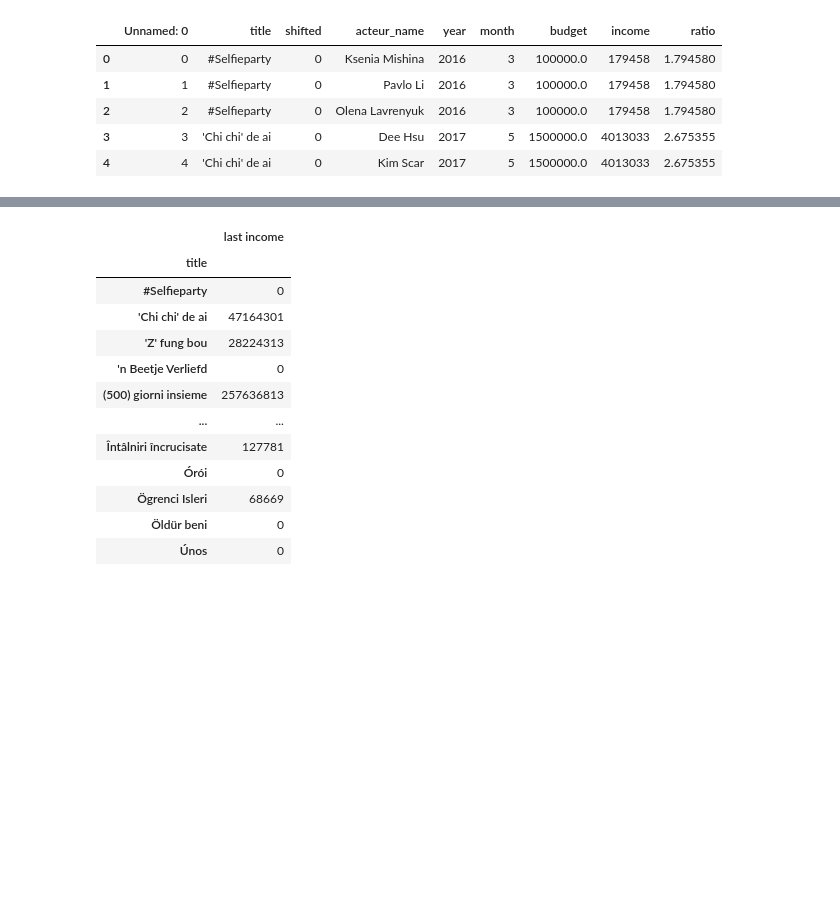
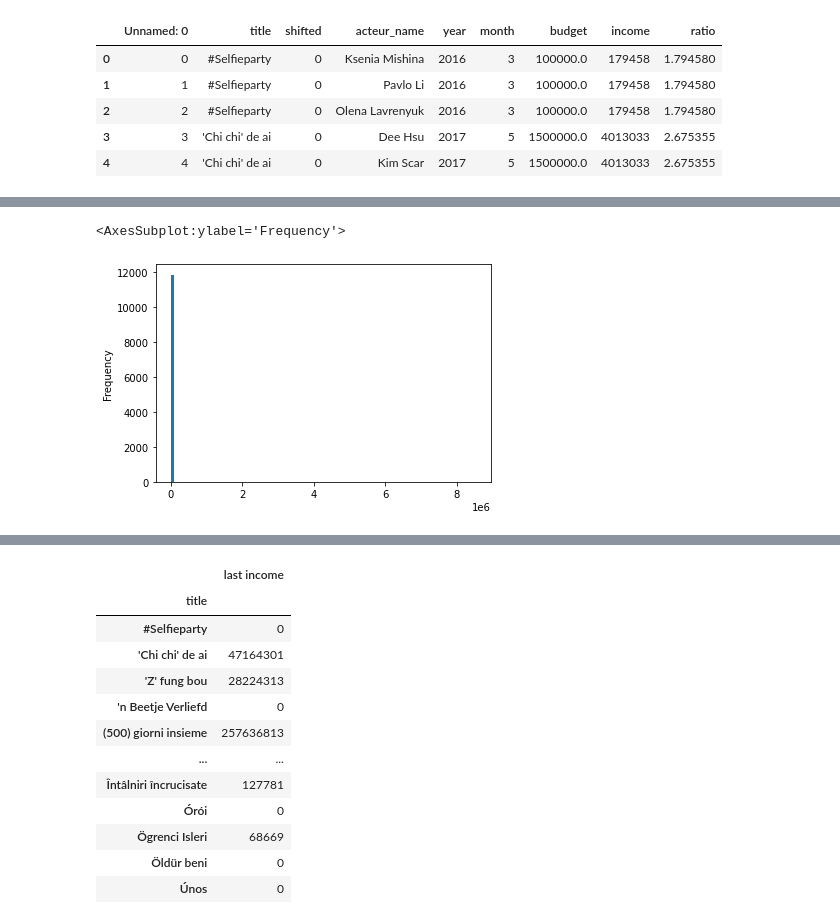
Before and after one commit to OscarTou/CinePred, a Jupyter notebook: notebooks/Untitled1.ipynb, the cells around one changed output, grey strips where cells are left out. Saved outputs shown, nothing was run; the diff lists cells and outputs as text; code cells hidden in the pictures; blank space fills up the shorter version.

```diff
--- a/notebooks/Untitled1.ipynb
+++ b/notebooks/Untitled1.ipynb
@@ -40,3 +42,9 @@ acteurs_df.head()
+# %%
+import matplotlib.pyplot as plt
+acteurs_df.groupby(by='title').sum()['ratio'].plot.hist(bins=100)
+# %% [output]
+<AxesSubplot:ylabel='Frequency'>
+[figure, added]
 # %%
 # acteurs_df.groupby(by='acteur_name').mean()
 
```
Also changed, not shown: parts of 3 cells of this notebook, 2 other files.
